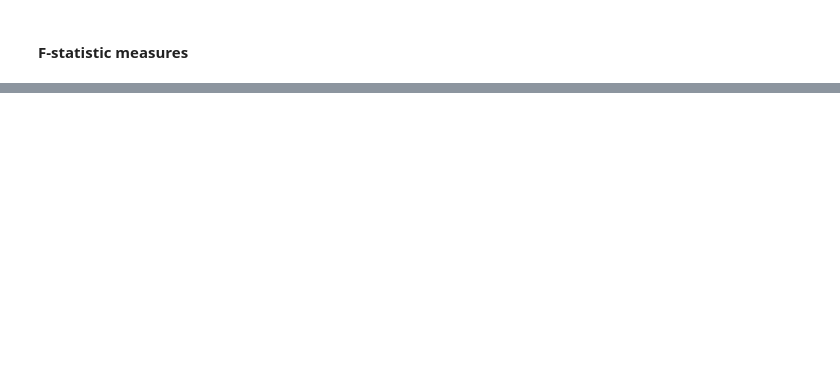
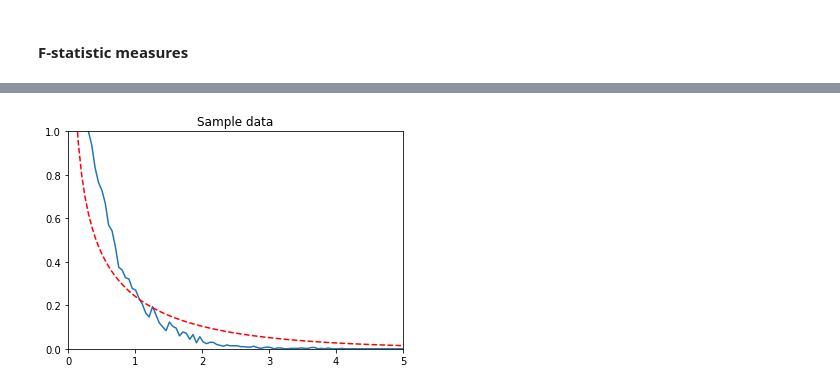
Before and after one commit to archimedes06/machineLearningNotes, a Jupyter notebook: src/ANOVA/General Linear F-Test.ipynb, the cells around one changed output, grey strips where cells are left out. Drawn from its saved outputs; the diff is of its cells as text; code cells hidden in the pictures; blank space fills up the shorter version.

```diff
--- a/src/ANOVA/General Linear F-Test.ipynb
+++ b/src/ANOVA/General Linear F-Test.ipynb
@@ -69,0 +79,27 @@ SSE_R = 965.72; SSE_F = 43.80; F-Statistic = 1031.26
+# %%
+#Fstatistic generating function
+def fStat(n, m1, m2, b, noise):
+    #generate some sample data
+    (x,y,z) = generateValues(n, m1, m2, b, noise)
+    #fit the data to our model
+    inputs = np.array([x,y]).transpose()
+    regr = linear_model.LinearRegression()
+    regr.fit(inputs,z.reshape(-1,1))
+    z_predict = regr.predict(inputs)
+    z_bar = z.mean()
+    SSE_R = ((z-z_bar)**2).sum()
+    SSE_F = ((z-z_predict[:,0])**2).sum()
+    return ((SSE_R - SSE_F), (SSE_F/(n-1)))
+# %%
+nSamples = 10000
+data = [fStat(100, 0, 0, 2, .5)[0] for i in range(nSamples)]
+(hist, edges) = np.histogram(data, 'auto')
+# %%
+plt.plot(edges[:-1], hist/(hist.sum()*(edges[1]- edges[0])), linestyle="-")
+plt.plot(edges[:-1], sc.stats.chi2.pdf(edges[:-1],1), color='r', linestyle="--")
+plt.title("Sample data")
+plt.ylim(0,1.0)
+plt.xlim(0,5.0)
+plt.show()
+# %% [output]
+[figure, added]
```
Also changed, not shown: parts of 7 cells of this notebook.
